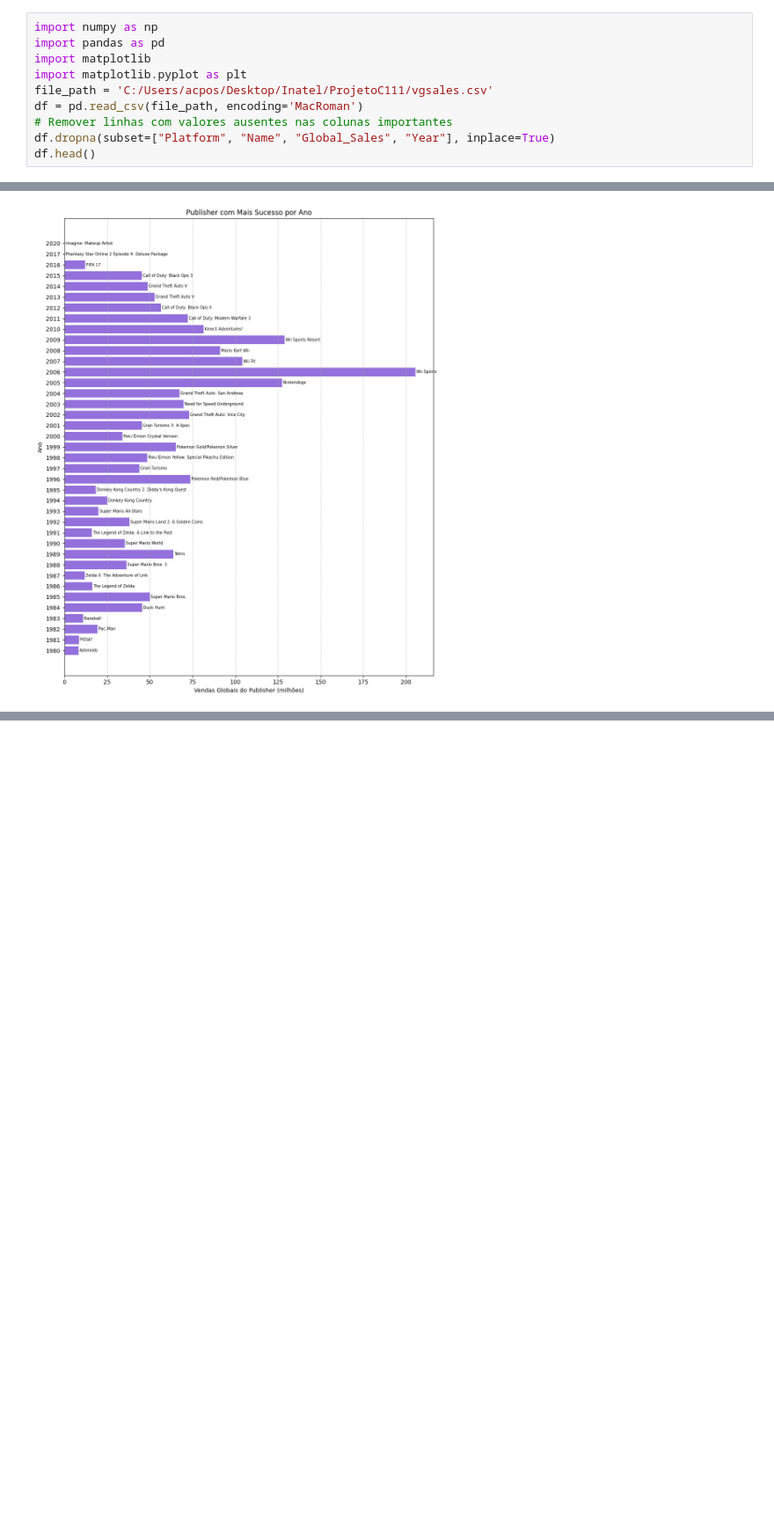
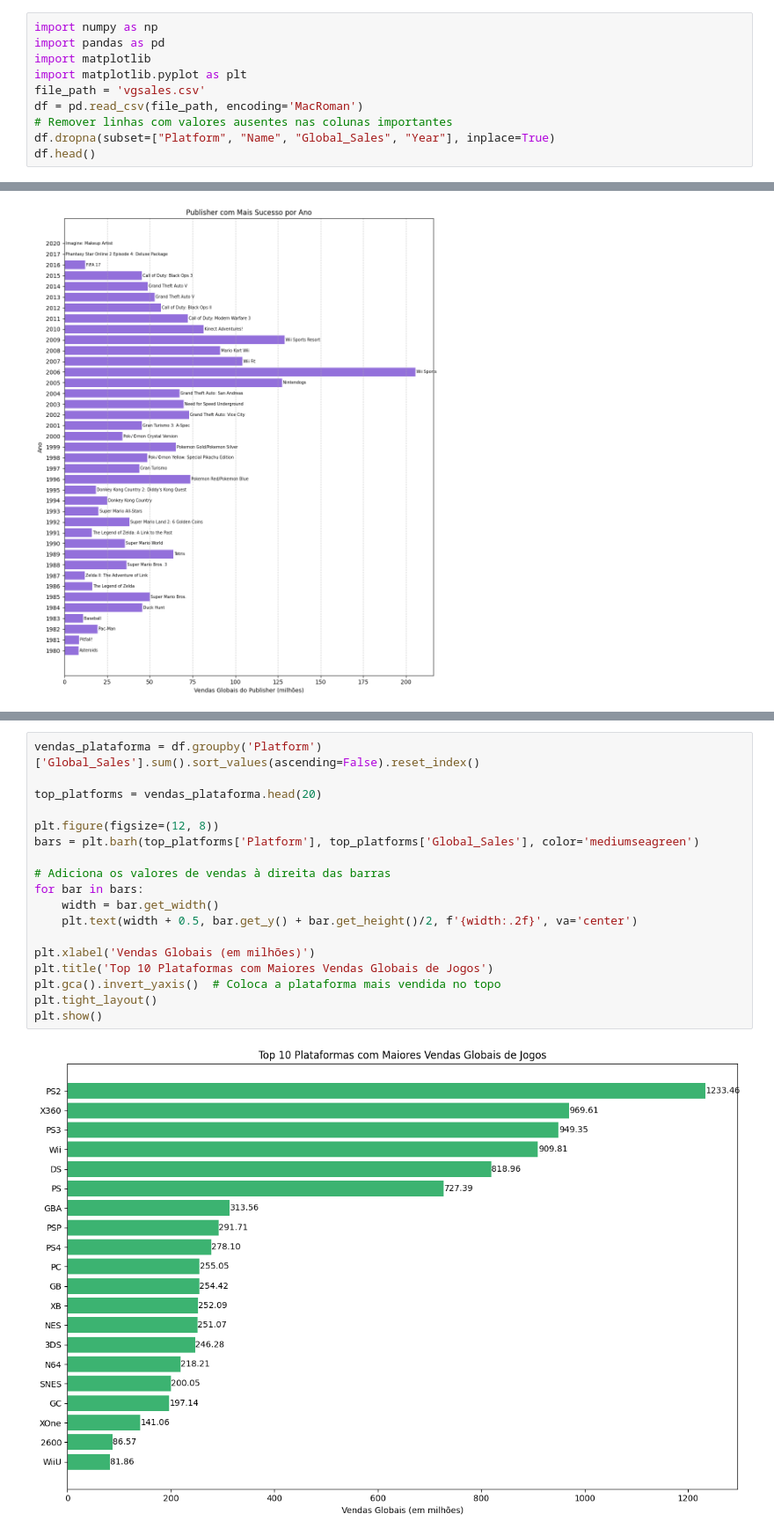
Before and after one commit to AlexandrePossari/ProjetoC111, a Jupyter notebook: main.ipynb, the cells around one changed output, grey strips where cells are left out. Shown at 88% size. Saved outputs shown, nothing was run; the diff lists cells and outputs as text; blank space fills up the shorter version.

```diff
--- a/main.ipynb
+++ b/main.ipynb
@@ -5,7 +7,7 @@ import numpy as np
 import pandas as pd
 import matplotlib
 import matplotlib.pyplot as plt
-file_path = 'C:/Users/acpos/Desktop/Inatel/ProjetoC111/vgsales.csv'
+file_path = 'vgsales.csv'
 df = pd.read_csv(file_path, encoding='MacRoman')
 # Remover linhas com valores ausentes nas colunas importantes
 df.dropna(subset=["Platform", "Name", "Global_Sales", "Year"], inplace=True)
@@ -135,0 +140,20 @@ plt.show()
+# %%
+vendas_plataforma = df.groupby('Platform')['Global_Sales'].sum().sort_values(ascending=False).reset_index()
+
+top_platforms = vendas_plataforma.head(20)
+
+plt.figure(figsize=(12, 8))
+bars = plt.barh(top_platforms['Platform'], top_platforms['Global_Sales'], color='mediumseagreen')
+
+# Adiciona os valores de vendas à direita das barras
+for bar in bars:
+    width = bar.get_width()
+    plt.text(width + 0.5, bar.get_y() + bar.get_height()/2, f'{width:.2f}', va='center')
+
+plt.xlabel('Vendas Globais (em milhões)')
+plt.title('Top 10 Plataformas com Maiores Vendas Globais de Jogos')
+plt.gca().invert_yaxis()  # Coloca a plataforma mais vendida no topo
+plt.tight_layout()
+plt.show()
+# %% [output]
+[figure, added]
```
Also changed, not shown: parts of 6 cells of this notebook.
